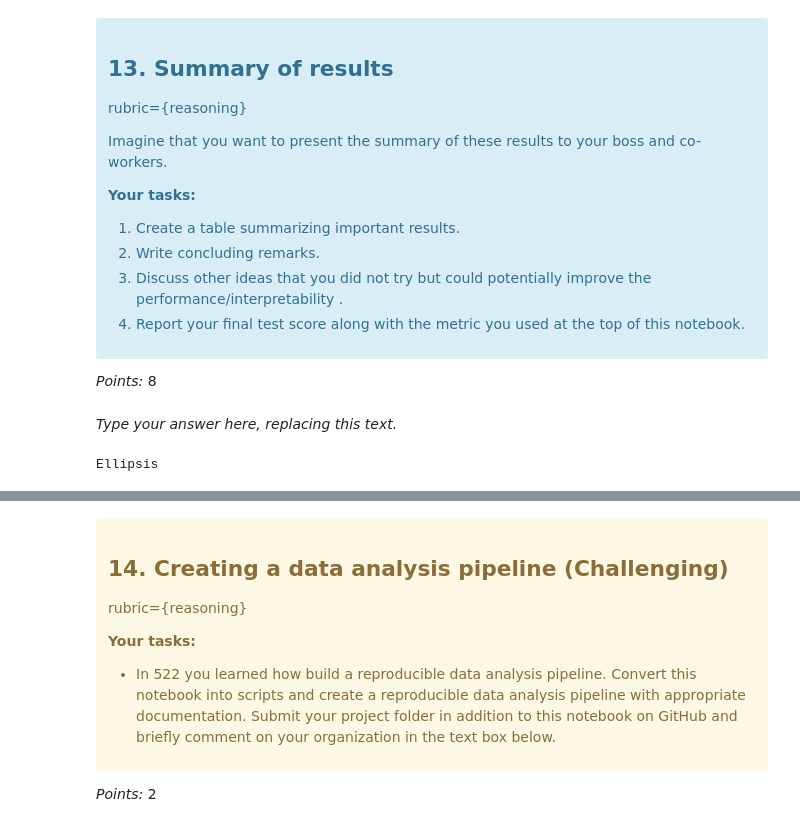
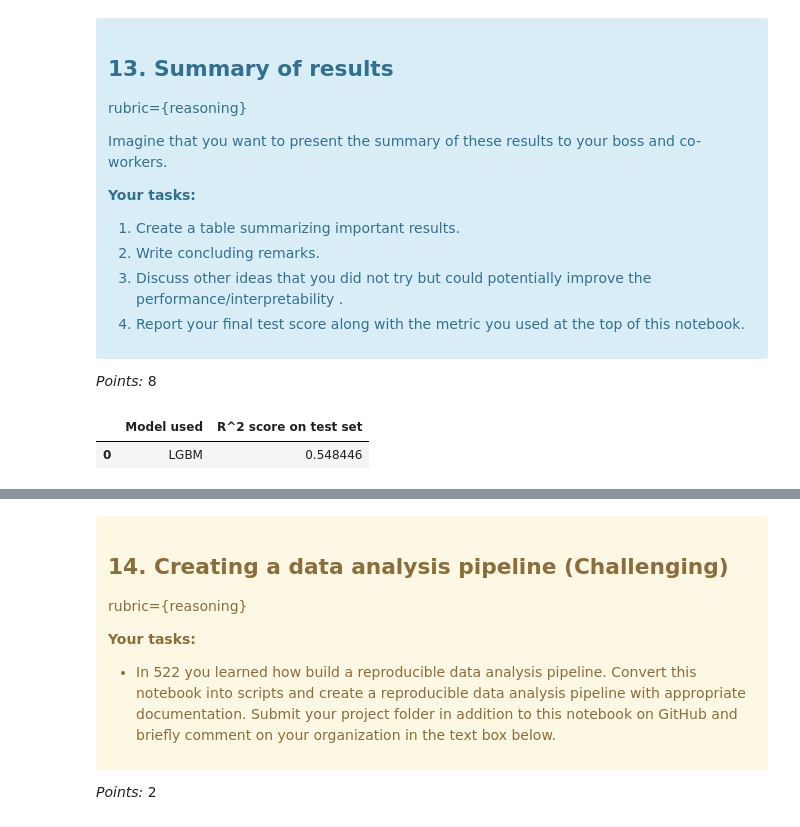
Before and after one commit to UBC-MDS/lab4_bnb_morris_eric, a Jupyter notebook: lab4.ipynb, the cells around one changed output, grey strips where cells are left out. Saved outputs shown, nothing was run; the diff lists cells and outputs as text; code cells hidden in the pictures.

```diff
--- a/lab4.ipynb
+++ b/lab4.ipynb
@@ -707,5 +683,6 @@ Yes, the test scores agree with the validation scores. The test score is about 0
 # %%
-random_search_lgbm.score(X_test, y_test)
+final_score = random_search_lgbm.score(X_test, y_test)
+final_score
 # %% [output]
 0.548445538569338
 # %% [markdown]
@@ -730,9 +707,12 @@ Imagine that you want to present the summary of these results to your boss and c
 </div>
 
 _Points:_ 8
-# %% [markdown]
-_Type your answer here, replacing this text._
-# %%
-...
-# %% [output]
-Ellipsis
+# %%
+results_summary = {
+    "Model used": ["LGBM"],
+    "R^2 score on test set": [final_score]
+}
+pd.DataFrame(results_summary)
+# %% [output]
+|  | Model used | R^2 score on test set |
+| 0 | LGBM | 0.548446 |
```
Also changed, not shown: parts of 11 cells of this notebook.
